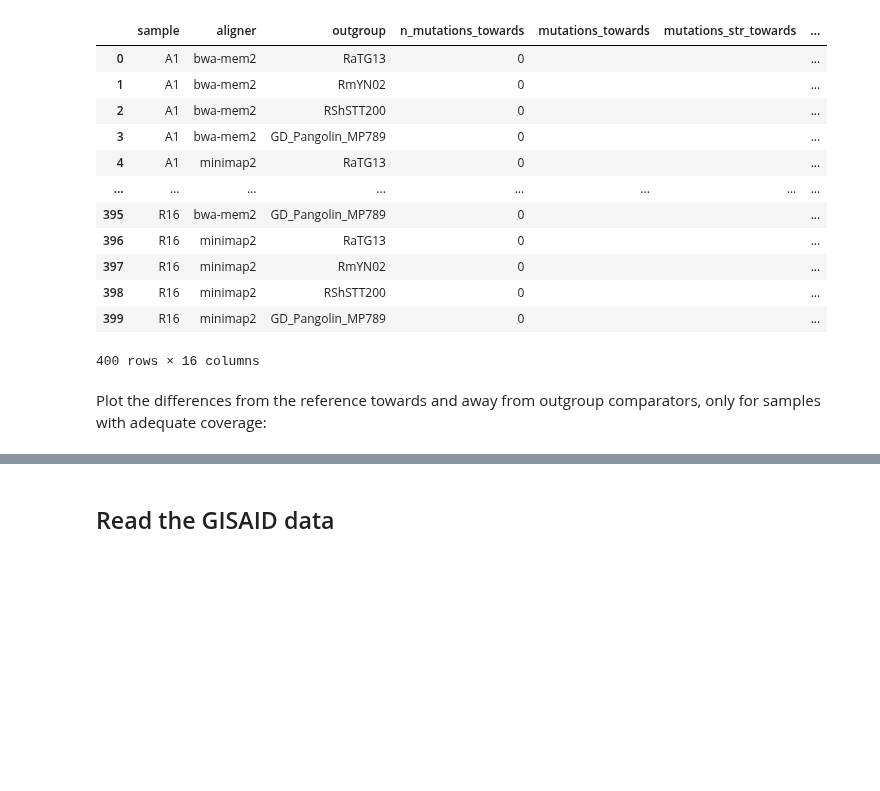
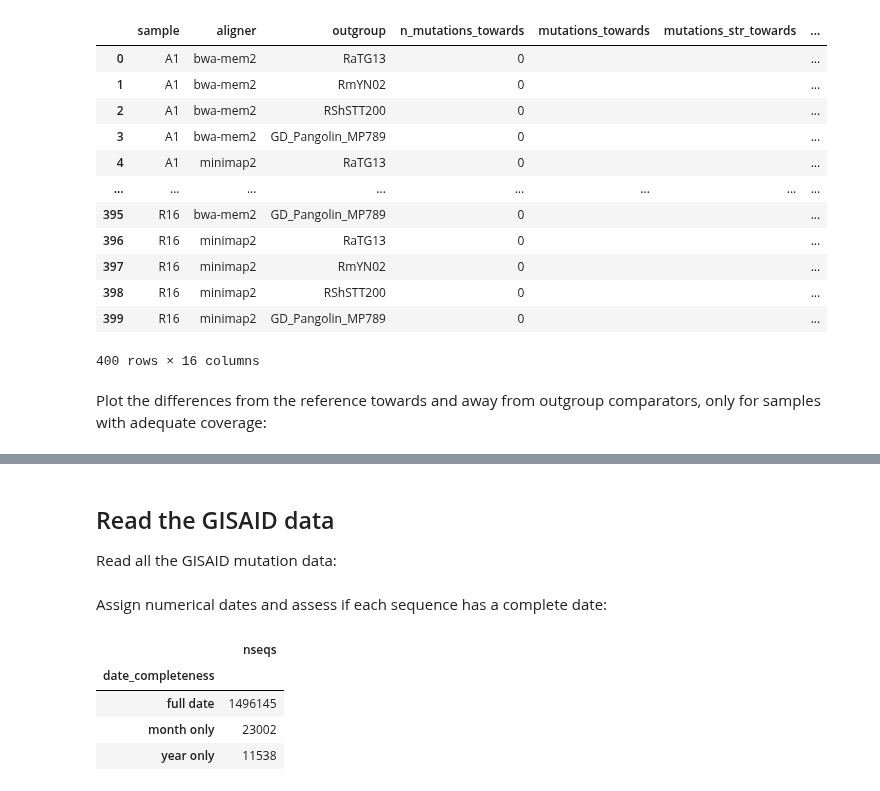
Before and after one commit to jbloom/SARS-CoV-2_PRJNA612766, a Jupyter notebook: notebooks/integrated_analysis.py.ipynb, the cells around one changed output, grey strips where cells are left out. Drawn from its saved outputs; the diff is of its cells as text; code cells hidden in the pictures; blank space fills up the shorter version.

```diff
--- a/notebooks/integrated_analysis.py.ipynb
+++ b/notebooks/integrated_analysis.py.ipynb
@@ -317,9 +319,36 @@ diffs_chart
 [interactive output not drawn]
 # %% [markdown]
 ## Read the GISAID data
+Read all the GISAID mutation data:
 # %%
 gisaid = (
     pd.read_csv(gisaid_muts_csv,
                 low_memory=False,
                 na_filter=False)
     )
+# %% [markdown]
+Assign numerical dates and assess if each sequence has a complete date:
+# %%
+def classify_date_completeness(d):
+    if re.fullmatch('\d{4}\-\d{2}\-\d{2}', d):
+        return 'full date'
+    elif re.fullmatch('\d{4}', d):
+        return 'year only'
+    elif re.fullmatch('\d{4}\-\d{2}', d) or re.fullmatch('\d{4}\-\d{2}\-XX', d):
+        return 'month only'
+    else:
+        raise ValueError(d, len(d))
+
+gisaid = gisaid.assign(date_completeness=lambda x: x['date']
+                                                   .map(classify_date_completeness),
+                       date=lambda x: x['date'].str.replace('-XX', '', regex=False)
+                                      .map(pd.to_datetime),
+                       )
+# %%
+gisaid.groupby('date_completeness').aggregate(nseqs=pd.NamedAgg('strain', 'count'))
+# %% [output]
+|  | nseqs |
+| date_completeness |  |
+| full date | 1496145 |
+| month only | 23002 |
+| year only | 11538 |
```
Also changed, not shown: parts of 11 cells of this notebook, 2 other files.
